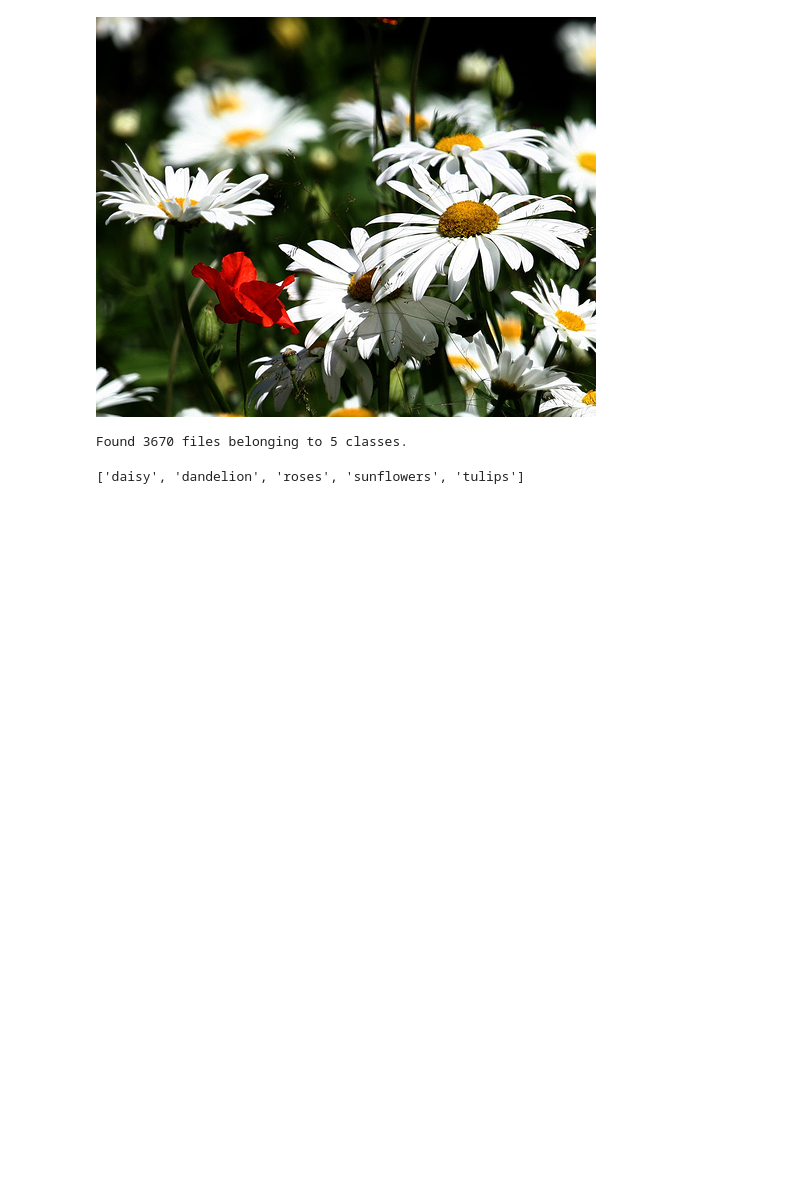
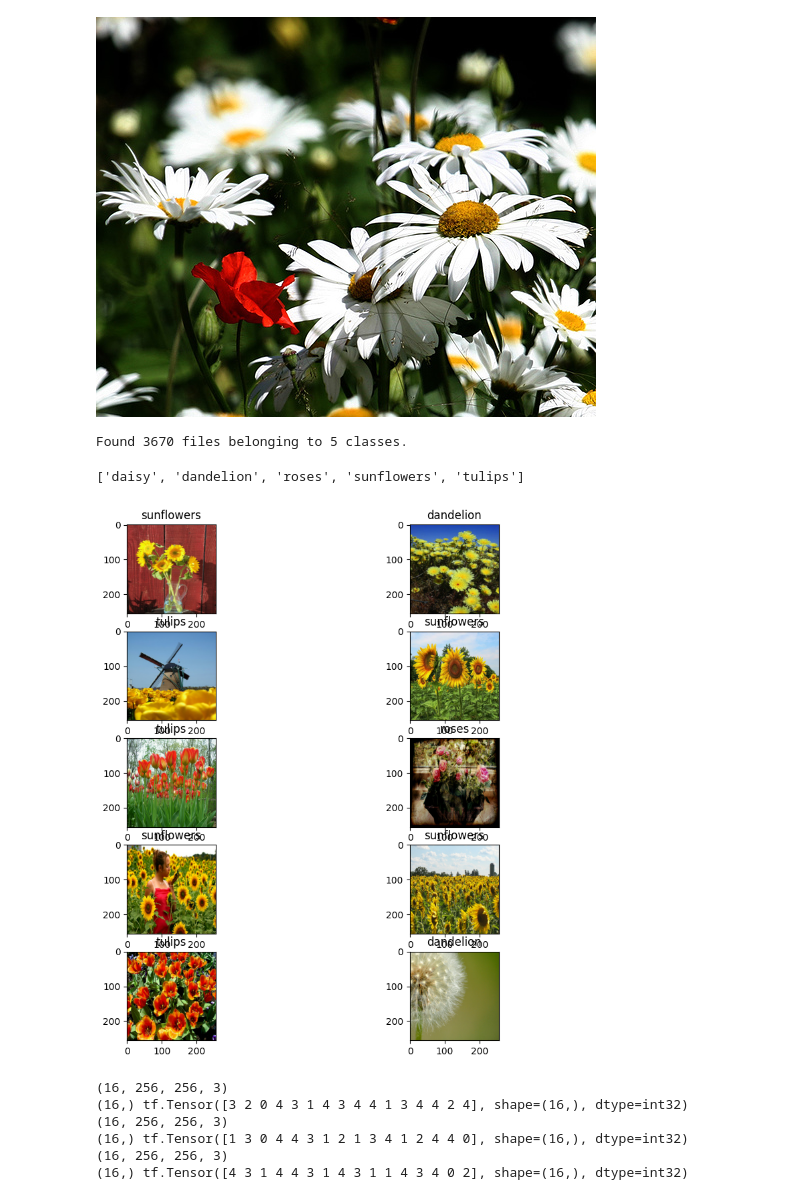
Before and after one commit to AdTekDev/EmT.DS, a Jupyter notebook: 08-Data/EmT.T7.W08.IMG.ipynb, the cells around one changed output. Cells and saved outputs as stored; diff of their text form; code cells hidden in the pictures; blank space fills up the shorter version.

```diff
--- a/08-Data/EmT.T7.W08.IMG.ipynb
+++ b/08-Data/EmT.T7.W08.IMG.ipynb
@@ -55,8 +55,13 @@ Successfully installed array-record-0.2.0 click-8.1.3 dm-tree-0.1.8 etils-1.3.0
               12 Dir(s)   2,888,564,736 bytes free
 # %%
 import pathlib
+
 dataset_url = "https://storage.googleapis.com/download.tensorflow.org/example_images/flower_photos.tgz"
-archive = tf.keras.utils.get_file(origin=dataset_url, extract=True)
+
+archive = tf.keras.utils.get_file(origin=dataset_url,
+                                  cache_subdir='D:/xCoding/Notebook/Data/Data02',
+                                  extract=True)
+
 data_dir = pathlib.Path(archive).with_suffix('')
 
 data_dir
@@ -82,14 +87,37 @@ train_ds = tf.keras.utils.image_dataset_from_directory(
     data_dir,
     ## validation_split=None,
     seed=123,
-    image_size=(128,128),
+    image_size=(256,256),
     color_mode='rgb',
-    batch_size=32,
+    batch_size=16,
     ## shuffle=True,
 )
 # %% [output]
 Found 3670 files belonging to 5 classes.
-# %%
-train_ds.class_names
-# %% [output]
-['daisy', 'dandelion', 'roses', 'sunflowers', 'tulips']
+# %%
+class_names = train_ds.class_names
+class_names
+# %% [output]
+['daisy', 'dandelion', 'roses', 'sunflowers', 'tulips']
+# %%
+import matplotlib.pyplot as plt
+
+plt.figure(figsize=(10, 10))
+for images, labels in train_ds.take(1):
+  for i in range(10):
+    ax = plt.subplot(5, 2, i + 1)
+    plt.imshow(images[i].numpy().astype("uint8"))
+    plt.title(class_names[labels[i]])
+# %% [output]
+[figure, added]
+# %%
+for image_batch, labels_batch in list(train_ds)[:3]:
+    print(image_batch.shape)
+    print(labels_batch.shape, labels_batch)
+# %% [output]
+(16, 256, 256, 3)
+(16,) tf.Tensor([3 2 0 4 3 1 4 3 4 4 1 3 4 4 2 4], shape=(16,), dtype=int32)
+(16, 256, 256, 3)
+(16,) tf.Tensor([1 3 0 4 4 3 1 2 1 3 4 1 2 4 4 0], shape=(16,), dtype=int32)
+(16, 256, 256, 3)
+(16,) tf.Tensor([4 3 1 4 4 3 1 4 3 1 1 4 3 4 0 2], shape=(16,), dtype=int32)
```
Also changed, not shown: parts of 3 cells of this notebook.
